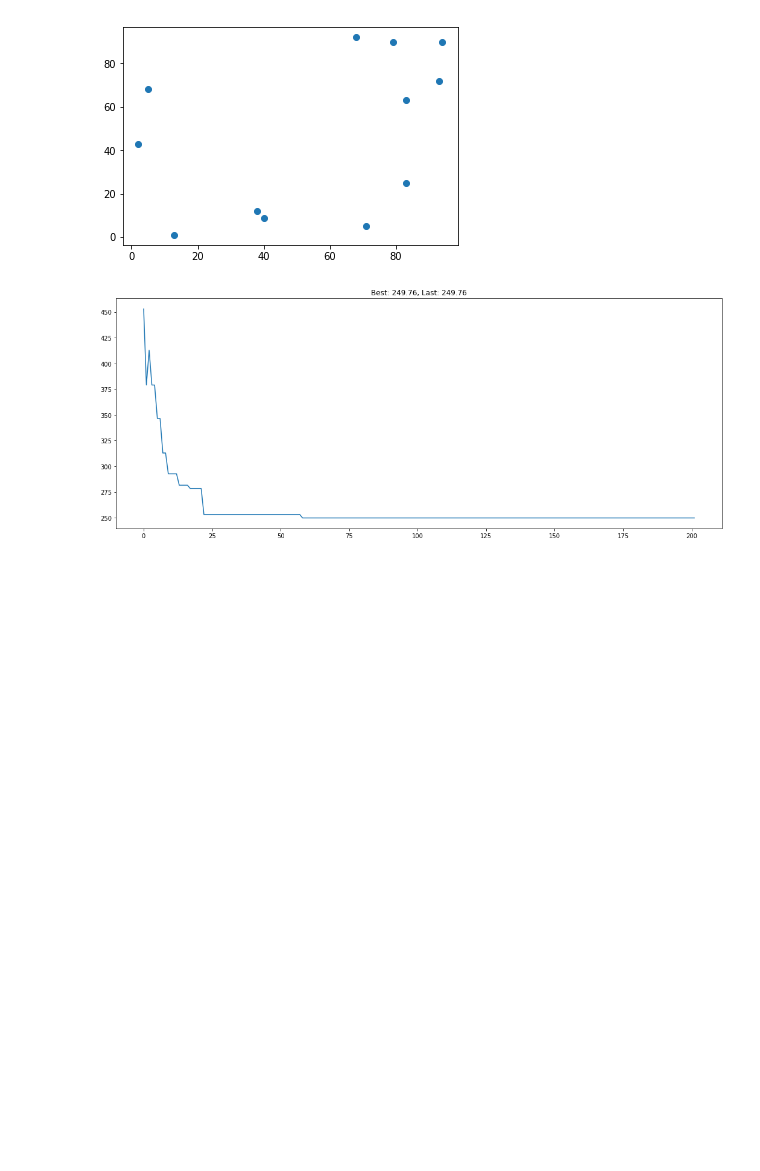
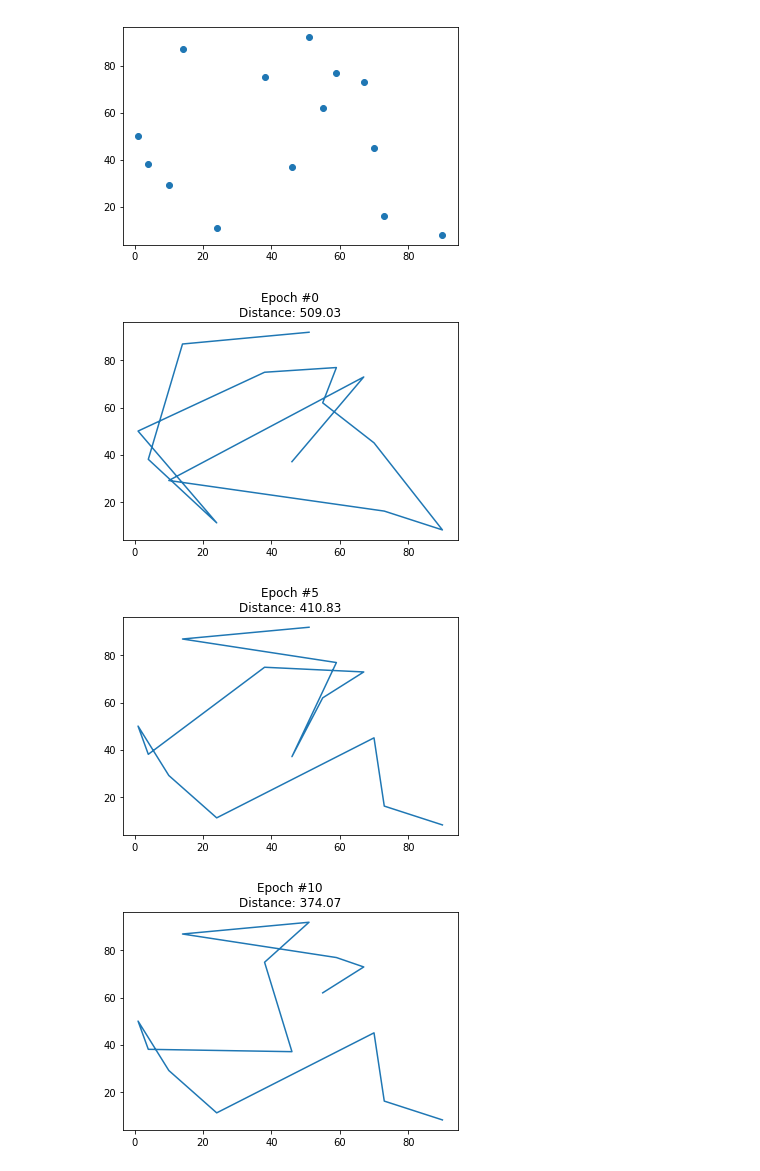
Before and after one commit to Petar-Luketina/Genetic-Algorithm, a Jupyter notebook: Genetic Algorithm (Euclidean Distance).ipynb, the cells around one changed output. Drawn from its saved outputs; the diff is of its cells as text; code cells hidden in the pictures; blank space fills up the shorter version.

Commit message:
Added graphing the n-th iteration

```diff
--- a/Genetic Algorithm (Euclidean Distance).ipynb
+++ b/Genetic Algorithm (Euclidean Distance).ipynb
@@ -10,10 +10,10 @@ def generate_starting_points():
   return points
 
 
-def graph_top_fitness(points):
+def graph_top_fitness(points, i):
   fig, ax = plt.subplots()
   ax = plt.plot([x for x,y in points[0]], [y for x,y in points[0]])
-  plt.title(f'Distance: {round(points[1], 2)}')
+  plt.title(f'Epoch #{i}\nDistance: {round(points[1], 2)}')
   plt.show()
 
 
@@ -76,8 +76,6 @@ import ipywidgets as widgets
 from random import choice, random, shuffle, seed
 import matplotlib.pyplot as plt
 import numpy as np
-
-seed(1)
 
 mutation_widget = widgets.FloatSlider(
   min = 0,
@@ -107,8 +105,15 @@ epochs_widget = widgets.IntSlider(
   value= 100,
   description='Epochs:'
 )
-
-display(mutation_widget, population_widget, n_points_widget, epochs_widget)
+nth_display_widget = widgets.IntSlider(
+  min = 1,
+  max = 1000,
+  step = 1,
+  value= 10,
+  description='N-th Display:'
+)
+display(mutation_widget, population_widget,
+        n_points_widget, epochs_widget, nth_display_widget)
 # %% [output]
 FloatSlider(value=0.05, description='Mutation:', max=1.0, step=0.01)
 [interactive output not drawn]
@@ -117,19 +123,27 @@ FloatSlider(value=0.05, description='Mutation:', max=1.0, step=0.01)
 # %%
+seed(9)
+
 mutation = mutation_widget.value
 population = population_widget.value
 n_points = n_points_widget.value
 epochs = epochs_widget.value
+nth_display = nth_display_widget.value
 
 top_distances = []
 top_points = []
 points = generate_starting_points()
+
 organisms = generate_organisms(points)
 for i in range(epochs):
   fitness = calculate_fitness(organisms)
   top_points.append(fitness[0])
   top_distances.append(fitness[0][1])
   organisms = next_generation(fitness)
+  if i % nth_display == 0:
+    graph_top_fitness(fitness[0], i)
 plot_progression()
 # %% [output]
-[figure, old version]
+[figure, new version]
-[figure, old version]
+[figure, new version]
+[figure, added]
+[figure, added]
```
Also changed, not shown: parts of 2 cells of this notebook.
